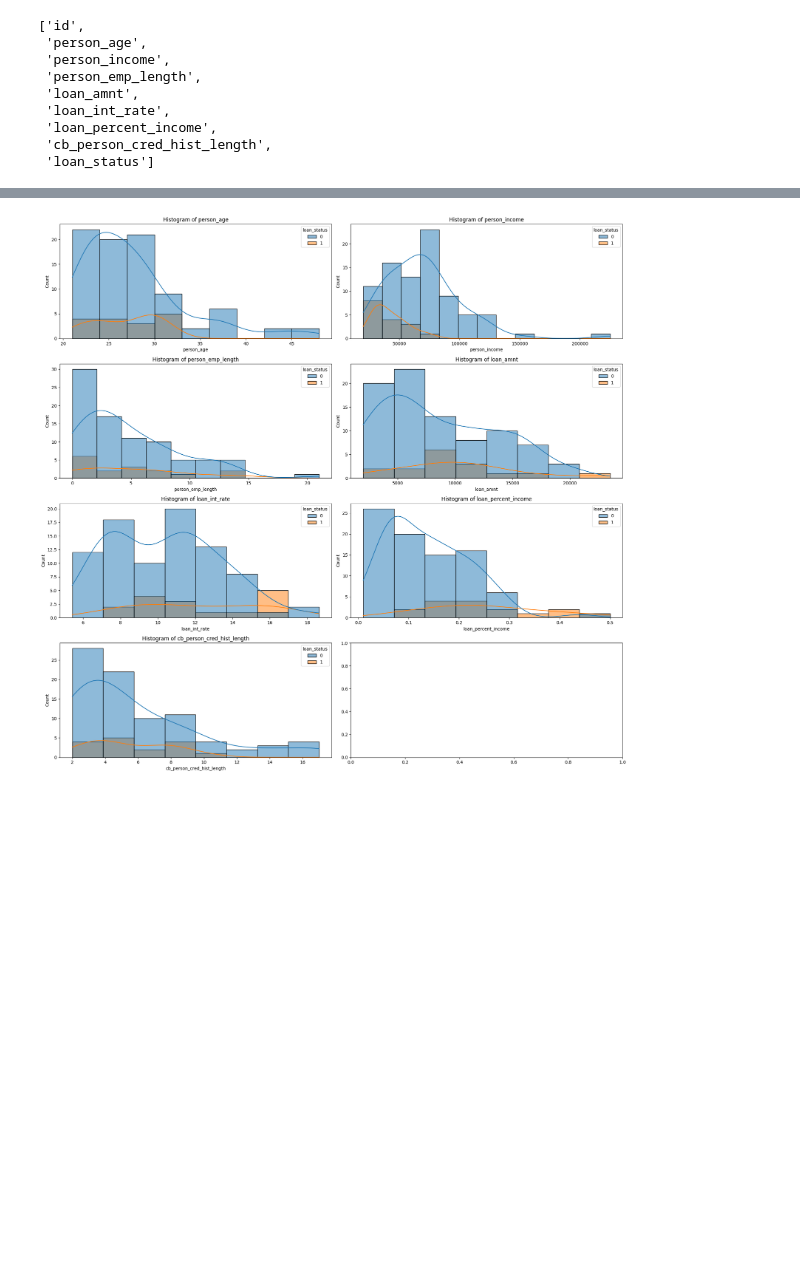
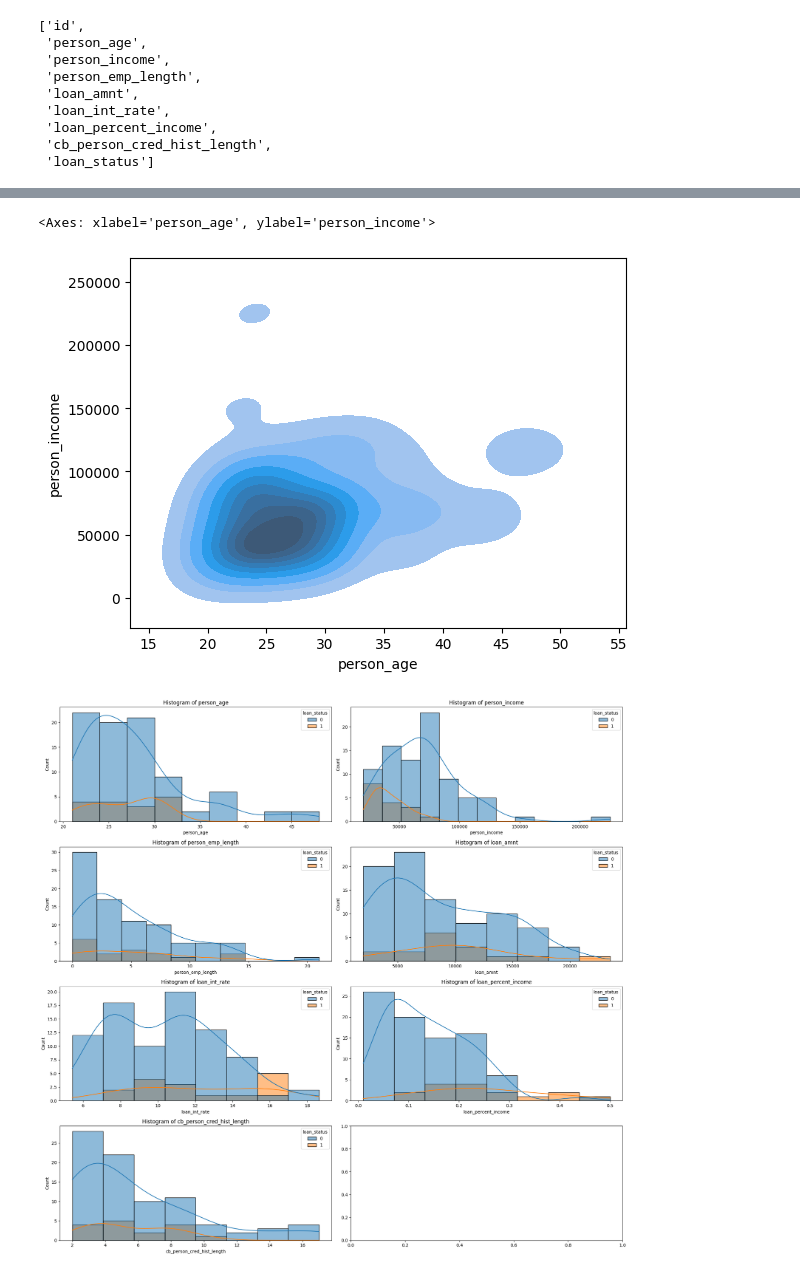
Before and after one commit to dioskit/ML-test, a Jupyter notebook: important111.ipynb, the cells around one changed output, grey strips where cells are left out. Cells and saved outputs as stored; diff of their text form; code cells hidden in the pictures; blank space fills up the shorter version.

```diff
--- a/important111.ipynb
+++ b/important111.ipynb
@@ -60,3 +44,8 @@ for i in range(0,2):
+# %%
+sns.kdeplot(x=loan['person_age'],y=loan.person_income,fill=True)
+# %% [output]
+<Axes: xlabel='person_age', ylabel='person_income'>
+[figure, added]
 # %%
 fig, axes = plt.subplots(4, 2, figsize=(19, 18))
 axes = axes.flatten()
```
Also changed, not shown: parts of 3 cells of this notebook.
